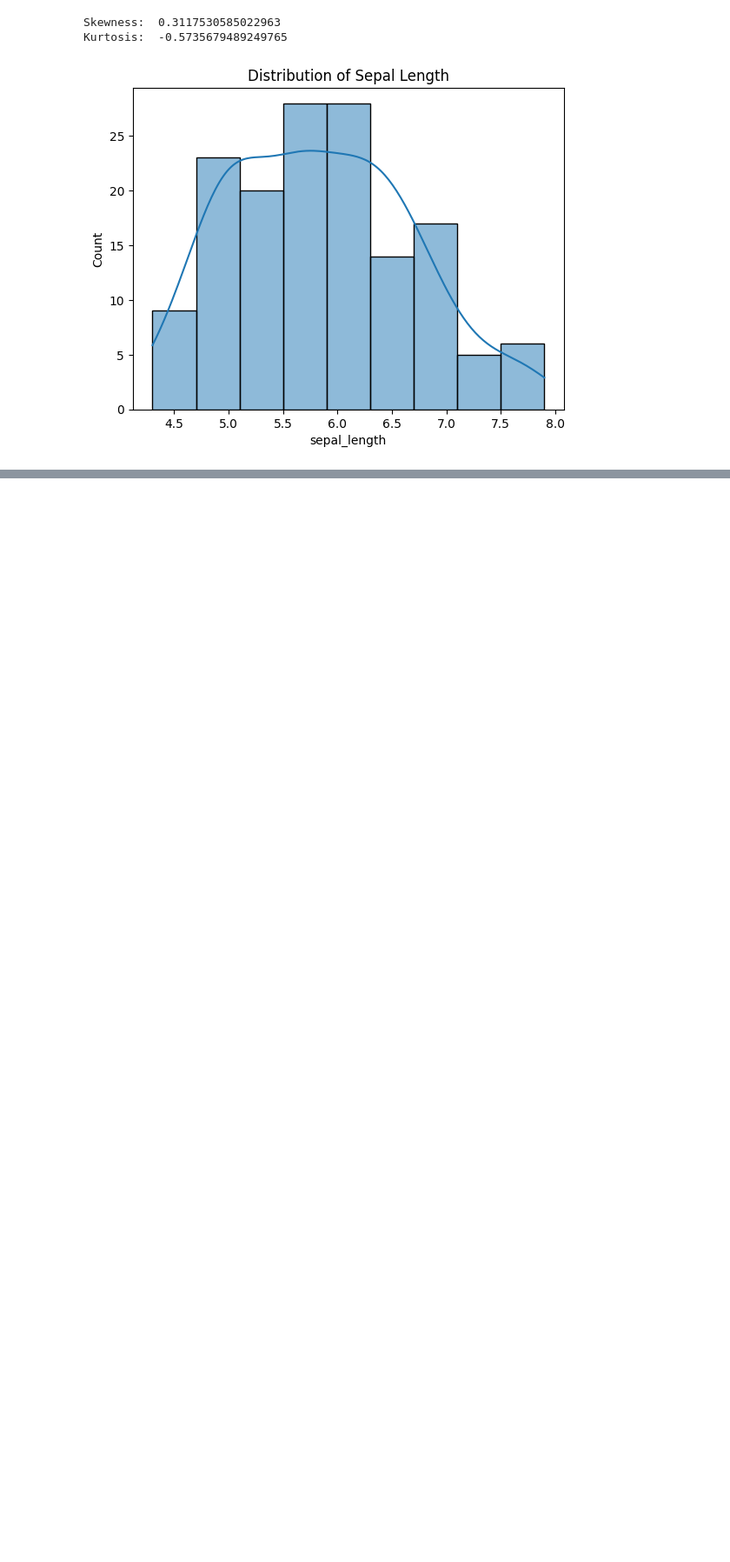
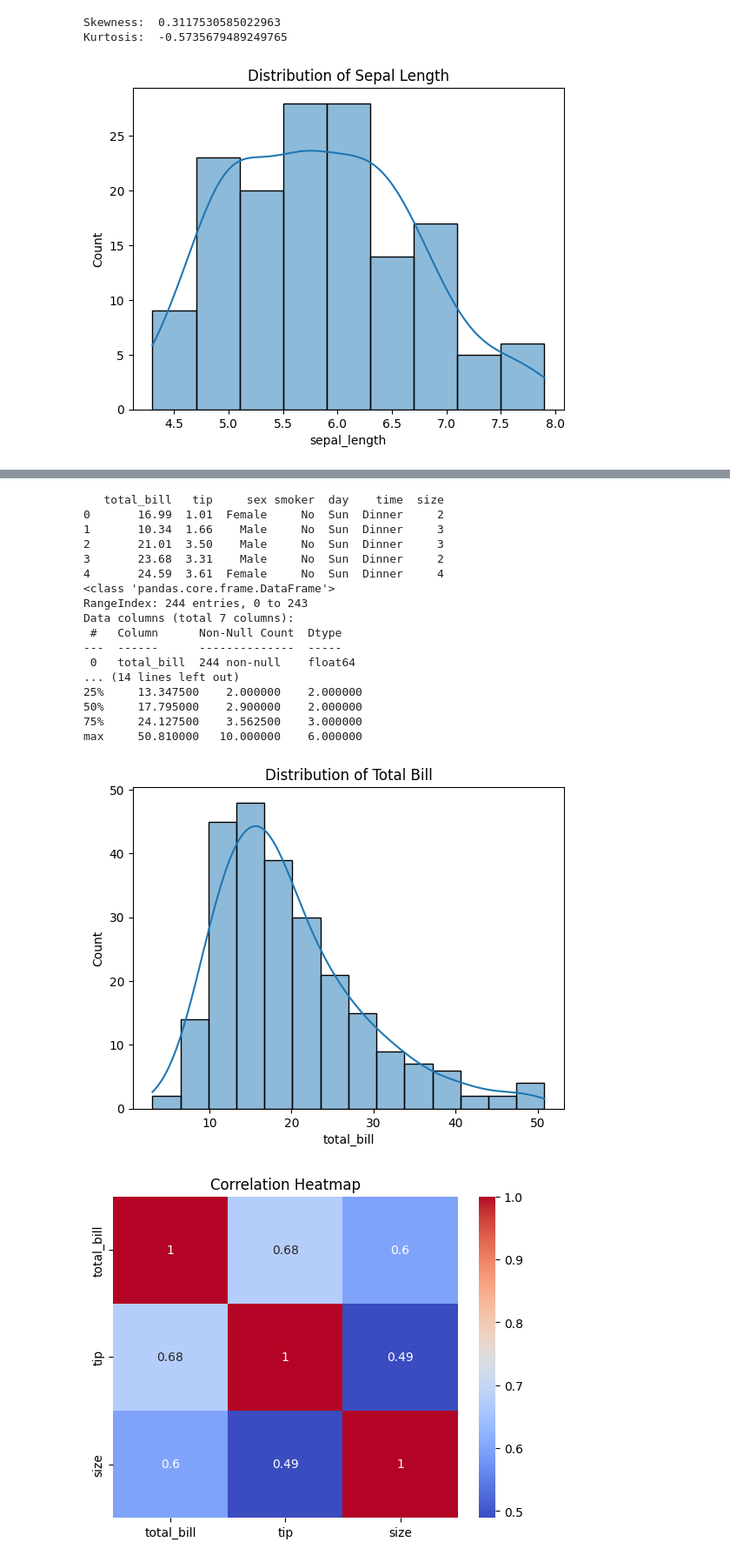
Before and after one commit to Varun-patil-2003/Full-Stack-AI-Engineer, a Jupyter notebook: PracticeML_Que.ipynb, the cells around one changed output, grey strips where cells are left out. Shown at 87% size. Cells and saved outputs as stored; diff of their text form; code cells hidden in the pictures; blank space fills up the shorter version.

```diff
--- a/PracticeML_Que.ipynb
+++ b/PracticeML_Que.ipynb
@@ -1514,0 +1990,49 @@ Kurtosis:  -0.5735679489249765
+# %%
+url = "https://raw.githubusercontent.com/mwaskom/seaborn-data/master/tips.csv"
+
+import pandas as pd
+import seaborn as sns
+import matplotlib.pyplot as plt
+
+# Load Dataset
+df = pd.read_csv(url)
+
+# Inspect Data
+print(df.head())
+print(df.info())
+print(df.describe())
+
+del df['sex']
+del df['smoker']
+del df['day']
+del df['time']
+
+# Visualize distributions
+sns.histplot(df['total_bill'], kde=True)
+plt.title("Distribution of Total Bill")
+plt.show()
+
+# Correlation heatmap
+sns.heatmap(df.corr(), annot=True, cmap="coolwarm")
+plt.title("Correlation Heatmap")
+plt.show()
+# %% [output]
+   total_bill   tip     sex smoker  day    time  size
+0       16.99  1.01  Female     No  Sun  Dinner     2
+1       10.34  1.66    Male     No  Sun  Dinner     3
+2       21.01  3.50    Male     No  Sun  Dinner     3
+3       23.68  3.31    Male     No  Sun  Dinner     2
+4       24.59  3.61  Female     No  Sun  Dinner     4
+<class 'pandas.core.frame.DataFrame'>
+RangeIndex: 244 entries, 0 to 243
+Data columns (total 7 columns):
+ #   Column      Non-Null Count  Dtype
+---  ------      --------------  -----
+ 0   total_bill  244 non-null    float64
+... (14 lines left out)
+25%     13.347500    2.000000    2.000000
+50%     17.795000    2.900000    2.000000
+75%     24.127500    3.562500    3.000000
+max     50.810000   10.000000    6.000000
+[figure, added]
+[figure, added]
```
Also changed, not shown: parts of 58 cells of this notebook.
